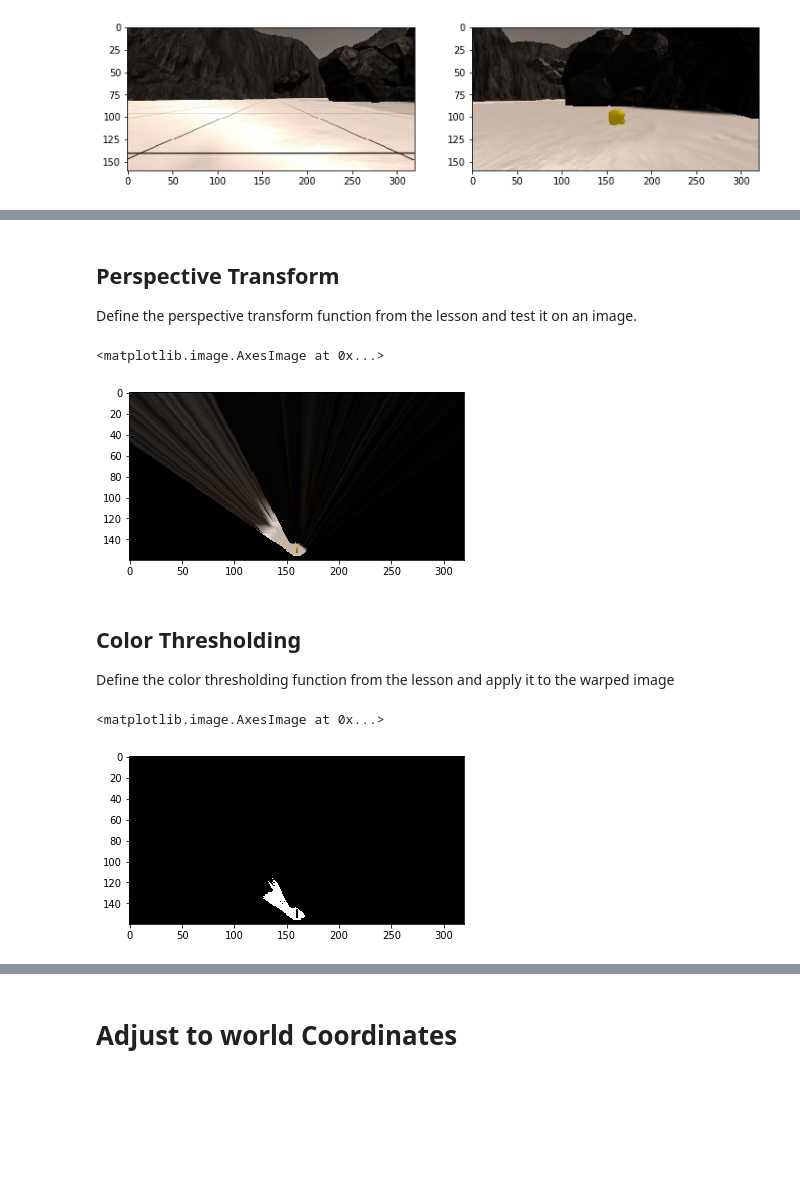
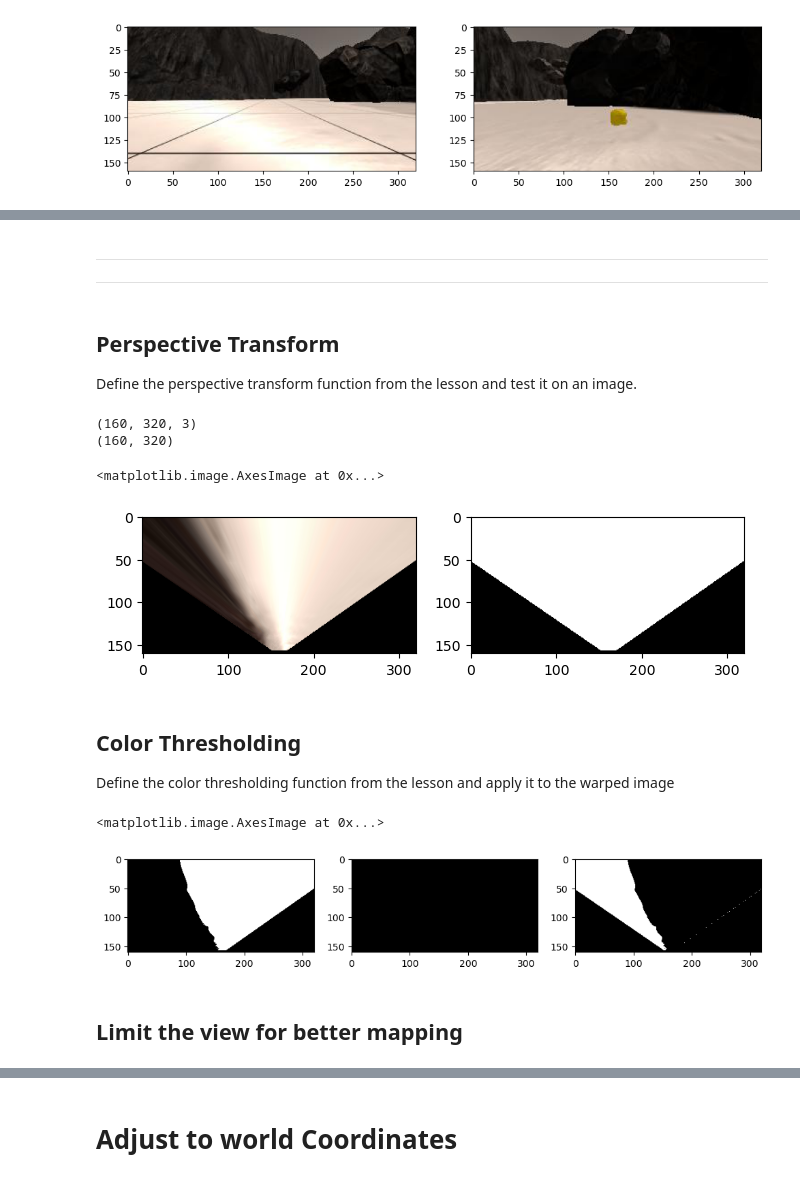
Before and after one commit to Zakaria-Madkour/Computer-Vision-, a Jupyter notebook: code/Pipeline_cleaned.ipynb, the cells around one changed output, grey strips where cells are left out. Drawn from its saved outputs; the diff is of its cells as text; code cells hidden in the pictures; blank space fills up the shorter version.

```diff
--- a/code/Lab 3 - Vision Project Walkthrough.ipynb
+++ b/code/Pipeline_cleaned.ipynb
@@ -29,0 +56,8 @@ plt.imshow(image)
+# %%
+path = '../images_of_interest/*'
+Img_list = glob.glob(path)
+Img_list
+
+
+image = mpimg.imread(Img_list[1])
+plt.imshow(image)
@@ -50,3 +114,6 @@ plt.imshow(rock_img)
+# %% [markdown]
+---
+---
 # %% [markdown]
 ## Perspective Transform
 
@@ -58,11 +125,16 @@ Define the perspective transform function from the lesson and test it on an imag
 # Define a function to perform a perspective transform
 def perspect_transform(img, src, dst):
     M = cv2.getPerspectiveTransform(src, dst)
-    warped = cv2.warpPerspective(img, M, (img.shape[1], img.shape[0]))
+    warped = cv2.warpPerspective(img, M, (img.shape[1], img.shape[0]))  # keep same size as input image
+    ''' To improve the mapping precision we create this mask so that after the perspective transform and color thresh
+        we could deduce the obstacles by subtracting the threshed from this mask'''
+    mask = cv2.warpPerspective(np.ones_like(img[:, :, 0]), M, (img.shape[1], img.shape[0]))
 
-    return warped
+    return warped, mask
 
-dst = 3
+#There is a catch you need to choose the parameters such that you map 1 pixel to 1 meter in the world map
+
+dst = 10
 bottom_offset = 5
 source = np.float32([[14, 140],
                      [300, 140],
@@ -73,14 +145,31 @@
                           [image.shape[1] / 2 + dst, image.shape[0] - bottom_offset],
-                          [img.shape[1] / 2 + dst, image.shape[0] - 2*dst - bottom_offset],
-                          [img.shape[1] / 2 - dst, image.shape[0] - 2*dst - bottom_offset]])
+                          [image.shape[1] / 2 + dst, image.shape[0] - 2*dst - bottom_offset],
+                          [image.shape[1] / 2 - dst, image.shape[0] - 2*dst - bottom_offset]])
 
 
-warped = perspect_transform(rock_img, source, destination)
+warped , mask = perspect_transform(image, source, destination)
+m, n = mask.shape
+for i in range(0,m):
+    for j in range(0,n):
+        if mask[i,j] > 0:
+            mask[i,j] =1
+        else:
+            mask[i,j] =0
+
+
+print(warped.shape)
+print(mask.shape)
+
+fig = plt.figure(figsize=(12, 3))
+plt.subplot(131)
 plt.imshow(warped)
-#scipy.misc.imsave('../output/warped_example.jpg', warped)
+plt.subplot(132)
+plt.imshow(mask, cmap='gray')
 # %% [output]
-<matplotlib.image.AxesImage at 0x...>
+(160, 320, 3)
+(160, 320)
+<matplotlib.image.AxesImage at 0x...>
-[figure, old version]
+[figure, new version]
 # %% [markdown]
 ## Color Thresholding
 Define the color thresholding function from the lesson and apply it to the warped image
@@ -101,9 +190,32 @@ def color_thresh(img, rgb_thresh=(160, 160, 160)):
     # Return the binary image
     return color_select
 
-threshed = color_thresh(warped)
+def color_thresh_rock(img, rgb_thresh=(120, 120, 50)):
+    # Create an array of zeros same xy size as img, but single channel
+    color_select = np.zeros_like(img[:,:,0])
+    # Require that each pixel be above all three threshold values in RGB
+    # above_thresh will now contain a boolean array with "True"
+    # where threshold was met
+    above_thresh = (img[:,:, 0] > rgb_thresh[0]) \
+                  &(img[:,:, 1] > rgb_thresh[1]) \
+                  &(img[:,:, 2] < rgb_thresh[2])
+
+    color_select[above_thresh] = 1
+    # Return the binary image
+    return color_select
+
+threshed = color_thresh(warped,(180,180,160))
+obstacle_map = np.absolute(np.float32(threshed) - 1) * mask
+rock = color_thresh_rock(warped,(120,120,50))
+plt.figure(figsize=(12, 3))
+plt.subplot(131)
 plt.imshow(threshed, cmap='gray')
-#scipy.misc.imsave('../output/warped_threshed.jpg', threshed*255)
+plt.subplot(132)
+plt.imshow(rock, cmap='gray')
+plt.subplot(133)
+plt.imshow(obstacle_map, cmap='gray')
 # %% [output]
 <matplotlib.image.AxesImage at 0x...>
-[figure, old version]
+[figure, new version]
+# %% [markdown]
+## Limit the view for better mapping
```
Also changed, not shown: parts of 12 cells of this notebook, 1 other file.
